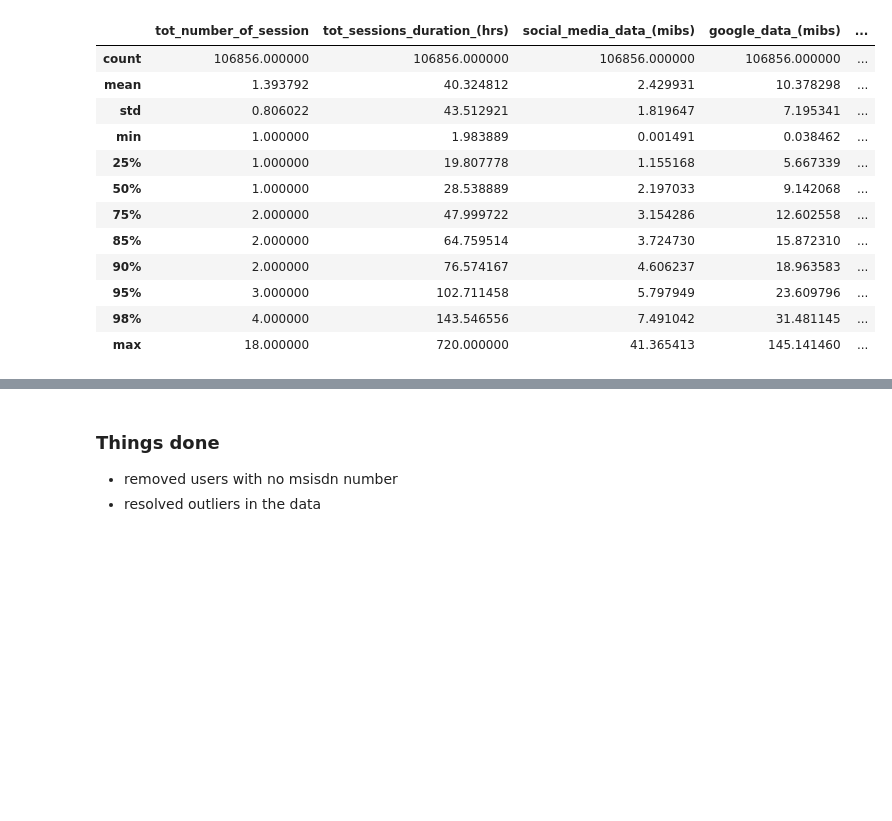
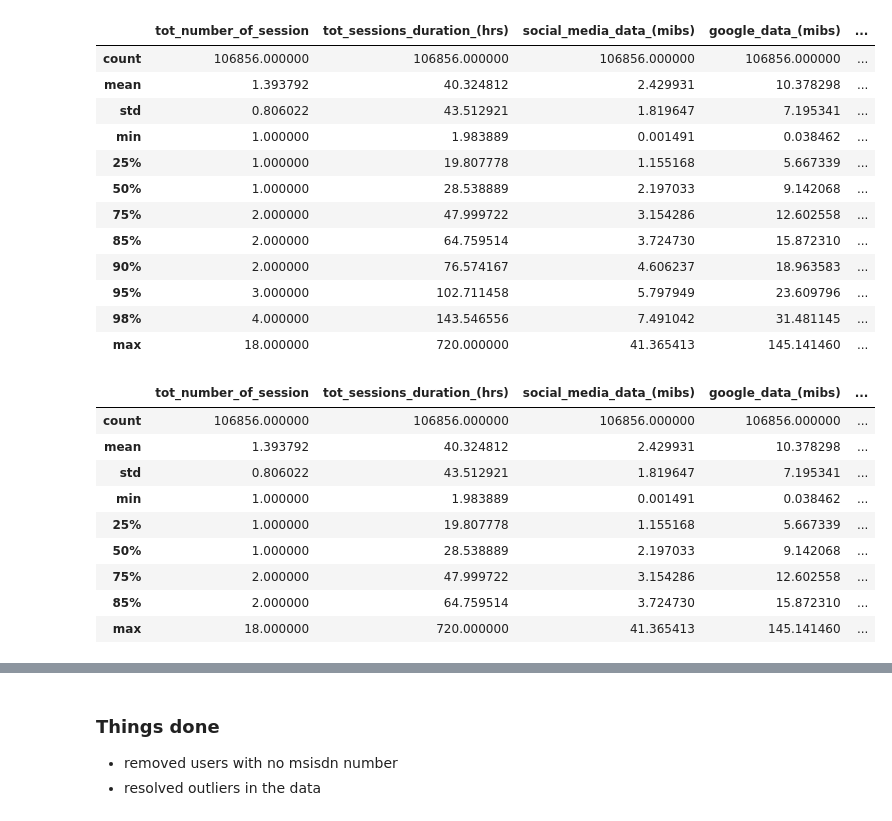
Before and after one commit to JimohAR/it_core_project1, a Jupyter notebook: src/notebooks/task1_1.ipynb, the cells around one changed output, grey strips where cells are left out. Drawn from its saved outputs; the diff is of its cells as text; code cells hidden in the pictures; blank space fills up the shorter version.

```diff
--- a/src/notebooks/task1_1.ipynb
+++ b/src/notebooks/task1_1.ipynb
@@ -355,3 +347,16 @@ customers_xdr_data = resolve_outlier_iqr(customers_xdr_data, [0,.95])
+# %%
+customers_xdr_data.describe(percentiles= [.25,.50,.75,.85]).style
+# %% [output]
+|  | tot_number_of_session | tot_sessions_duration_(hrs) | social_media_data_(mibs) | google_data_(mibs) | ... |
+| count | 106856.000000 | 106856.000000 | 106856.000000 | 106856.000000 | ... |
+| mean | 1.393792 | 40.324812 | 2.429931 | 10.378298 | ... |
+| std | 0.806022 | 43.512921 | 1.819647 | 7.195341 | ... |
+| min | 1.000000 | 1.983889 | 0.001491 | 0.038462 | ... |
+| 25% | 1.000000 | 19.807778 | 1.155168 | 5.667339 | ... |
+| 50% | 1.000000 | 28.538889 | 2.197033 | 9.142068 | ... |
+| 75% | 2.000000 | 47.999722 | 3.154286 | 12.602558 | ... |
+| 85% | 2.000000 | 64.759514 | 3.724730 | 15.872310 | ... |
+| max | 18.000000 | 720.000000 | 41.365413 | 145.141460 | ... |
 # %%
 # by removing "other_apps_data_(mibs)" column the tot_data_(mibs) now looks really close to the
 # sum of all apps data usage
```
Also changed, not shown: parts of 8 cells of this notebook, 2 other files.
